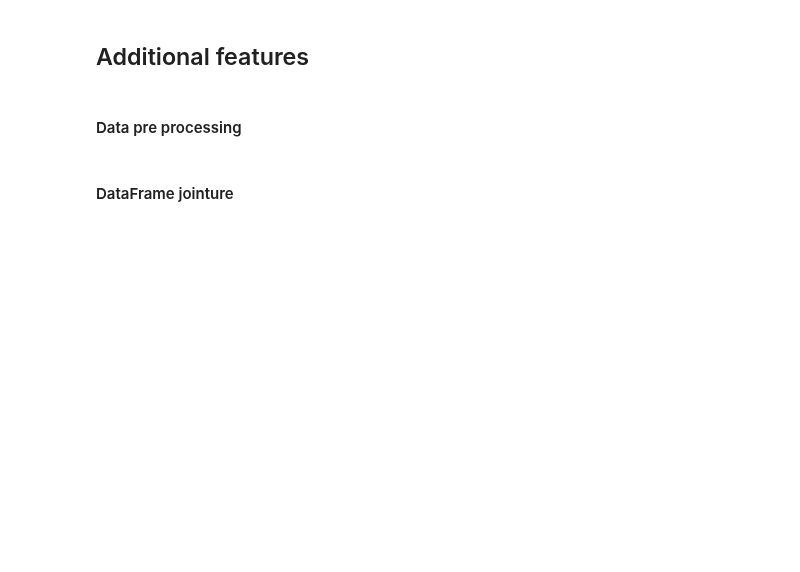
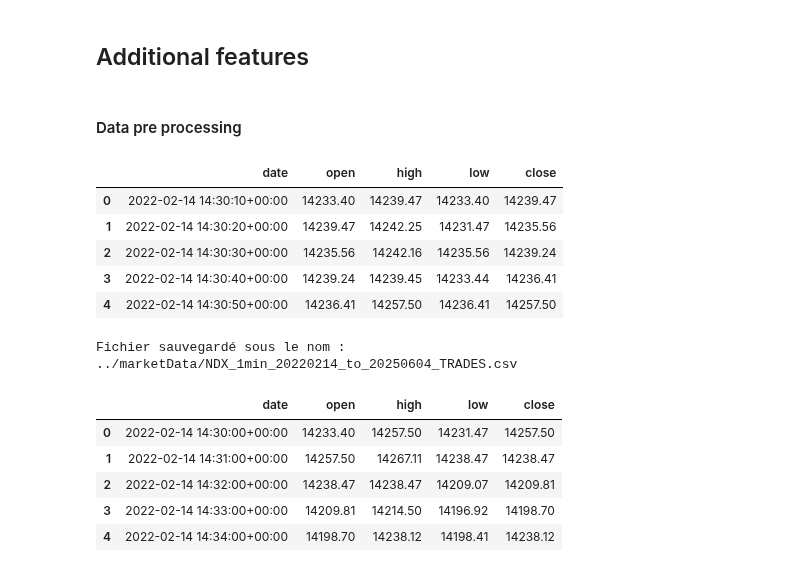
Before and after one commit to FinTechCpp/fast-backtest-app, a Jupyter notebook: Notebooks/IBKR_API.ipynb, the cells around one changed output. Cells and saved outputs as stored; diff of their text form; code cells hidden in the pictures; blank space fills up the shorter version.

Commit message:
update NDX data, removed deprecated notebooks

```diff
--- a/Notebooks/IBKR_API.ipynb
+++ b/Notebooks/IBKR_API.ipynb
@@ -264,2 +244,29 @@ resampled_df
-# %% [markdown]
-#### DataFrame jointure
+# %%
+import pandas as pd
+from Helpers import resample_ohlc
+
+interval_target = '1min'  # Interval cible pour le resampling
+
+original_df = '../marketData/NDX_10secs_20220214_to_20250604_TRADES.csv'
+save_path = f'../marketData/NDX_{interval_target}_20220214_to_20250604_TRADES.csv'
+
+original_df = pd.read_csv(original_df)
+display(original_df.head())
+resampled_df = resample_ohlc(original_df, interval_target)
+resampled_df.to_csv(save_path, index=True)
+print(f"Fichier sauvegardé sous le nom : {save_path}")
+display(resampled_df.head())
+# %% [output]
+|  | date | open | high | low | close |
+| 0 | 2022-02-14 14:30:10+00:00 | 14233.40 | 14239.47 | 14233.40 | 14239.47 |
+| 1 | 2022-02-14 14:30:20+00:00 | 14239.47 | 14242.25 | 14231.47 | 14235.56 |
+| 2 | 2022-02-14 14:30:30+00:00 | 14235.56 | 14242.16 | 14235.56 | 14239.24 |
+| 3 | 2022-02-14 14:30:40+00:00 | 14239.24 | 14239.45 | 14233.44 | 14236.41 |
+| 4 | 2022-02-14 14:30:50+00:00 | 14236.41 | 14257.50 | 14236.41 | 14257.50 |
+Fichier sauvegardé sous le nom : ../marketData/NDX_1min_20220214_to_20250604_TRADES.csv
+|  | date | open | high | low | close |
+| 0 | 2022-02-14 14:30:00+00:00 | 14233.40 | 14257.50 | 14231.47 | 14257.50 |
+| 1 | 2022-02-14 14:31:00+00:00 | 14257.50 | 14267.11 | 14238.47 | 14238.47 |
+| 2 | 2022-02-14 14:32:00+00:00 | 14238.47 | 14238.47 | 14209.07 | 14209.81 |
+| 3 | 2022-02-14 14:33:00+00:00 | 14209.81 | 14214.50 | 14196.92 | 14198.70 |
+| 4 | 2022-02-14 14:34:00+00:00 | 14198.70 | 14238.12 | 14198.41 | 14238.12 |
```
Also changed, not shown: parts of 22 cells of this notebook, 17 other files.
